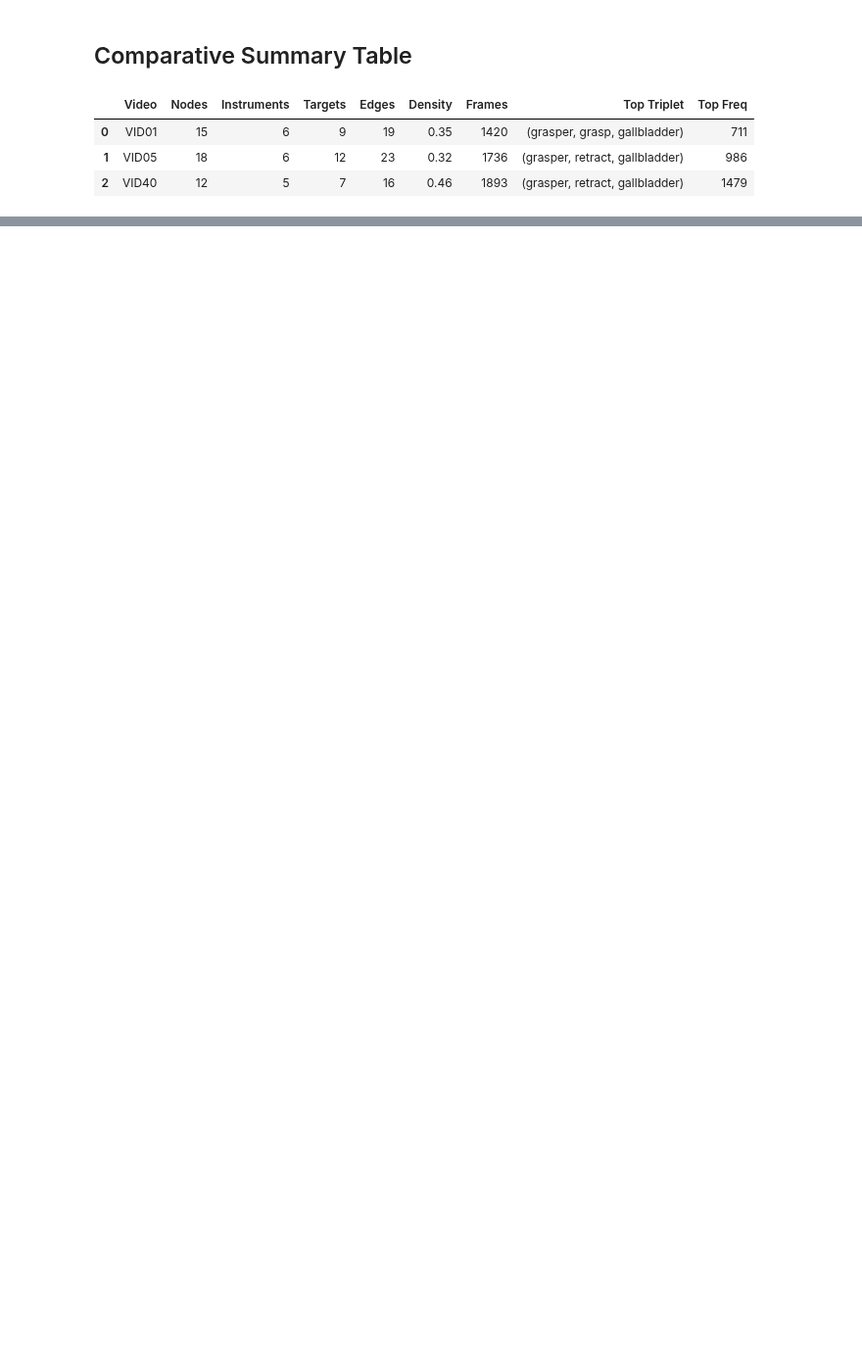
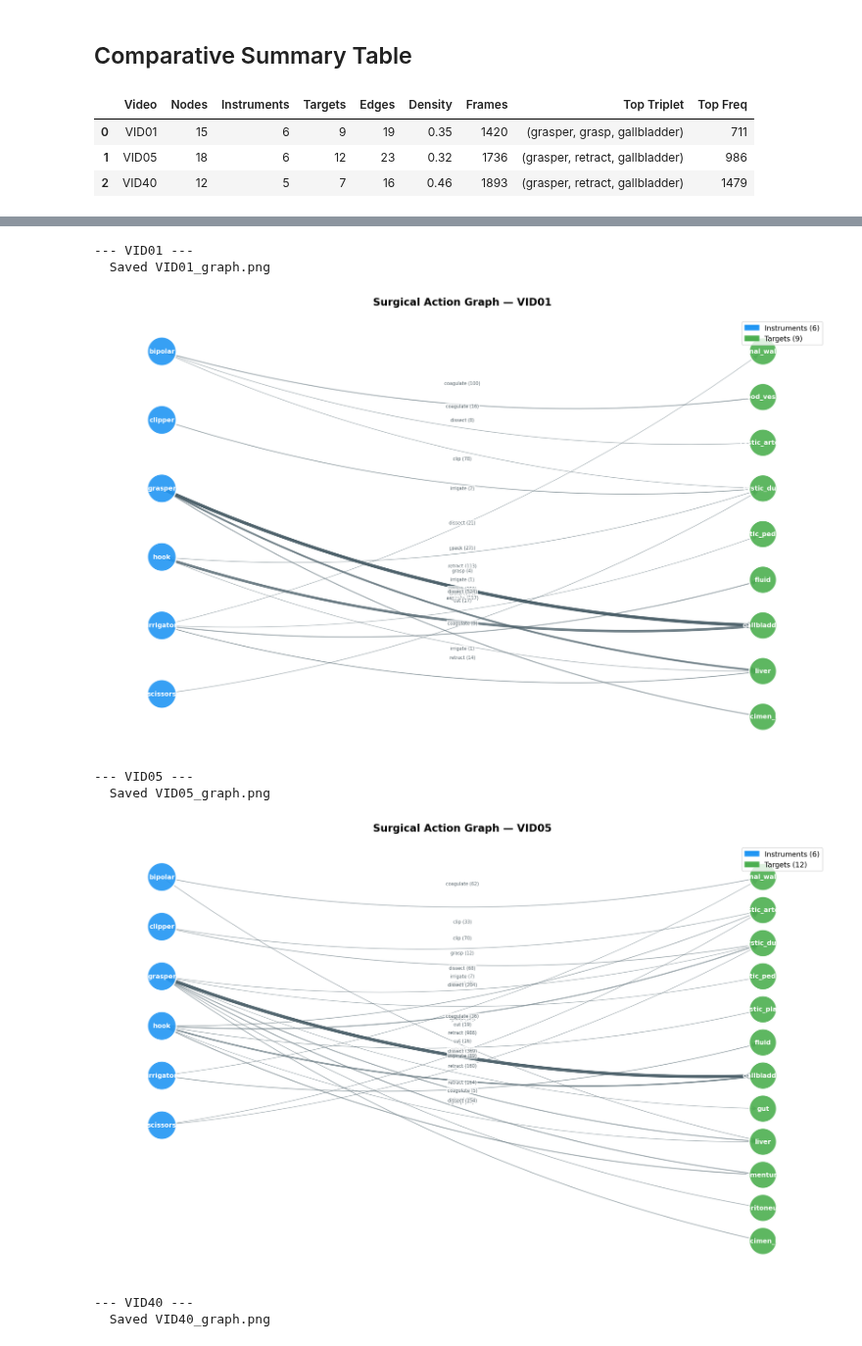
Before and after one commit to Mahesh0882/causal-knowledge-graph-surgical-ai, a Jupyter notebook: notebooks/02_graph_construction.ipynb, the cells around one changed output, grey strips where cells are left out. Shown at 98% size. Drawn from its saved outputs; the diff is of its cells as text; code cells hidden in the pictures; blank space fills up the shorter version.

Commit message:
feat: graph visualization for sample videos

```diff
--- a/notebooks/02_graph_construction.ipynb
+++ b/notebooks/02_graph_construction.ipynb
@@ -189,0 +164,20 @@ display(summary_df)
+# %%
+%matplotlib inline
+import matplotlib.pyplot as plt
+
+for vid, G in graphs.items():
+    print(f'\n--- {vid} ---')
+    visualize_graph(G, output_path=GRAPH_DIR / f'{vid}_graph.png')
+
+    # Display the saved image inline
+    from IPython.display import Image, display
+    display(Image(filename=str(GRAPH_DIR / f'{vid}_graph.png'), width=900))
+# %% [output]
+--- VID01 ---
+  Saved VID01_graph.png
+[figure, added]
+--- VID05 ---
+  Saved VID05_graph.png
+[figure, added]
+--- VID40 ---
+  Saved VID40_graph.png
```
Also changed, not shown: parts of 13 cells of this notebook, 1 other file.
